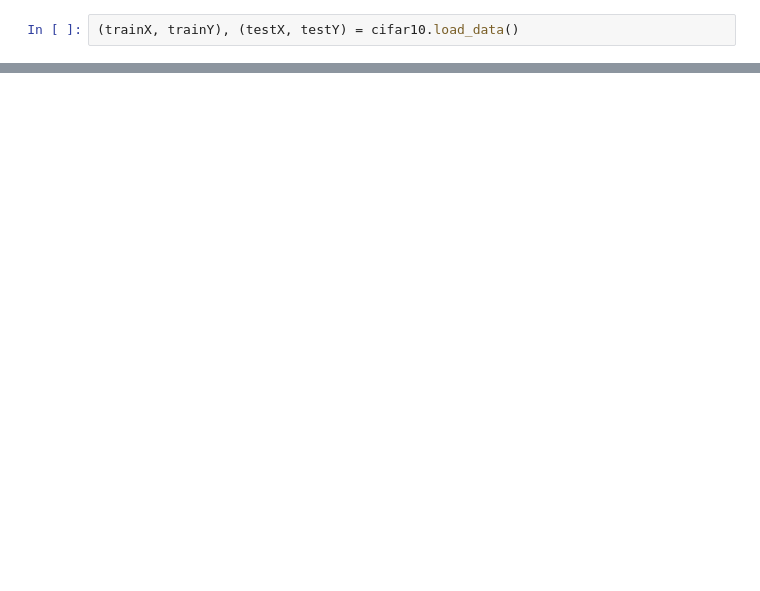
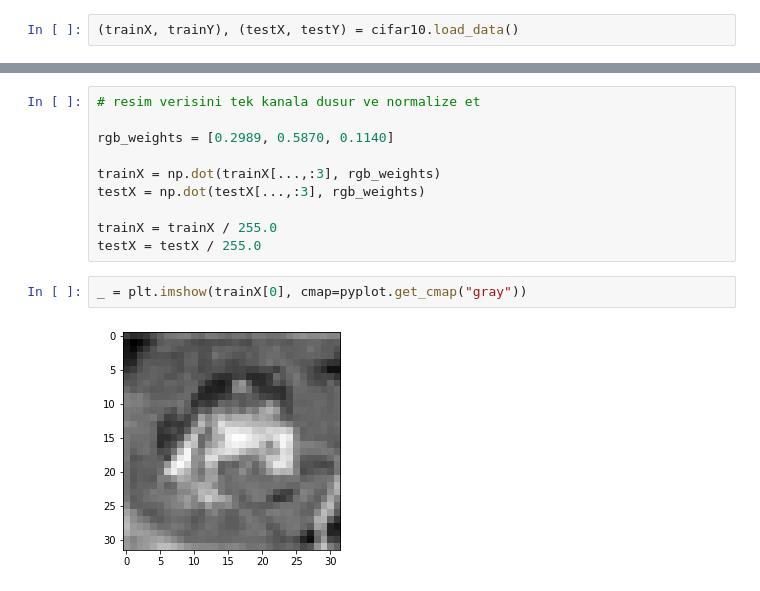
Before and after one commit to mrkaurelius/nag, a Jupyter notebook: notebook/dataset_exp.ipynb, the cells around one changed output, grey strips where cells are left out. Cells and saved outputs as stored; diff of their text form; blank space fills up the shorter version.

```diff
--- a/notebook/dataset_exp.ipynb
+++ b/notebook/dataset_exp.ipynb
@@ -54,0 +33,14 @@ array([59, 62, 63], dtype=uint8)
+# %%
+# resim verisini tek kanala dusur ve normalize et
+
+rgb_weights = [0.2989, 0.5870, 0.1140]
+
+trainX = np.dot(trainX[...,:3], rgb_weights)
+testX = np.dot(testX[...,:3], rgb_weights)
+
+trainX = trainX / 255.0
+testX = testX / 255.0
+# %%
+_ = plt.imshow(trainX[0], cmap=pyplot.get_cmap("gray"))
+# %% [output]
+[figure, added]
```
Also changed, not shown: parts of 7 cells of this notebook, 5 other files.
